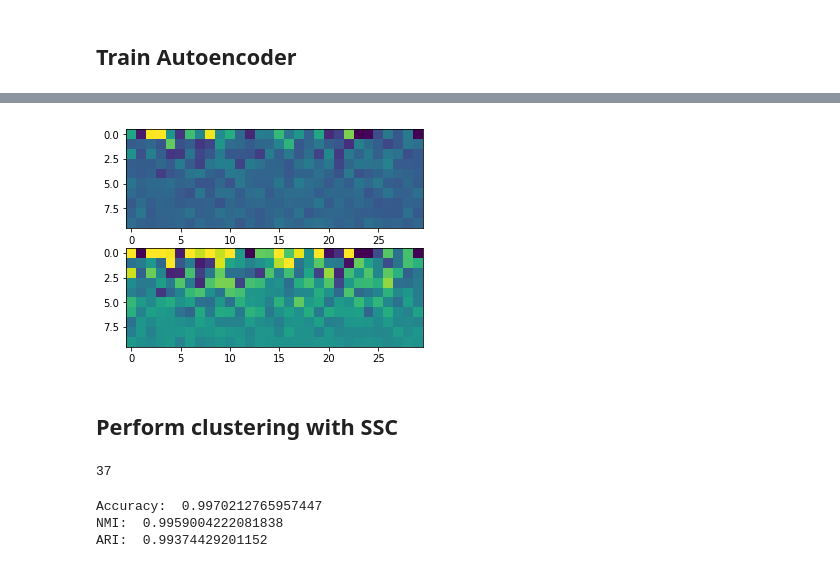
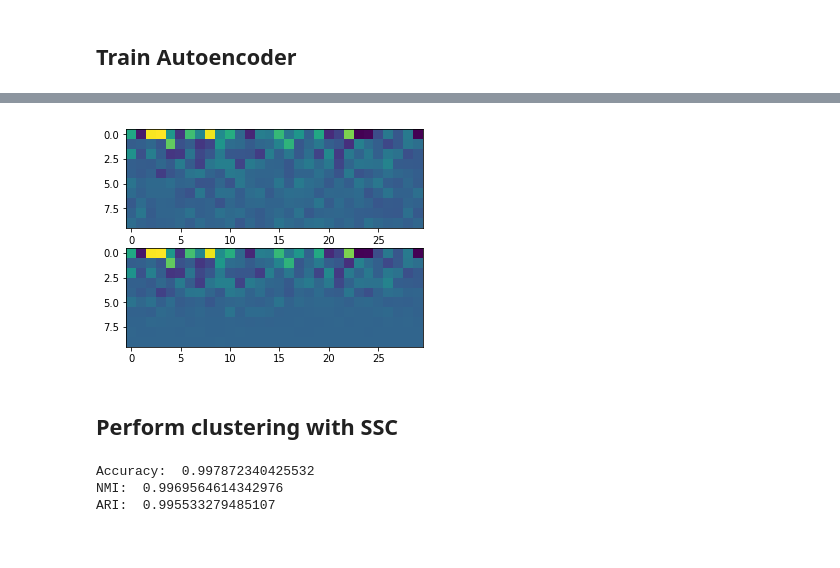
Before and after one commit to zheng-alice/Deep-Subspace-Clustering, a Jupyter notebook: Verbose.ipynb, the cells around one changed output, grey strips where cells are left out. Drawn from its saved outputs; the diff is of its cells as text; code cells hidden in the pictures.

Commit message:
Matlab from Python / Verbose now works

```diff
--- a/Verbose.ipynb
+++ b/Verbose.ipynb
@@ -138,12 +121,5 @@ savemat('./PCA/YaleB.mat', mdict={'X': images_pca, 'Y': labels})
 # %% [markdown]
 ## Normalize PCA output
-# %%
-import numpy as np
-from scipy.io import loadmat
-
-loaded = loadmat('./PCA/YaleB.mat')
-images_pca = loaded['X'];
-labels = loaded['Y'];
 # %%
 # Types:
 # feature-wise - normalization occurs along one pixel of all images
@@ -256,3 +187,11 @@ C = loadmat("./C_mats/YaleB.mat")['C']
+# %%
+# Matlab SSC #1
+savemat('./temp.mat', mdict={'X': images_norm})
+k = len(np.unique(labels))
+alpha = 20.0
+maxIter = 6
+eng.SSC_modified(k, 0, False, alpha, False, 1, 1e-20, maxIter)
+C = loadmat("./temp.mat")['C']
 # %%
 import matplotlib.pyplot as plt
 imgplot = plt.imshow(C[:64*3, :64*3])
@@ -265,10 +202,8 @@ savemat('./C_mats/YaleB.mat', mdict={'C': C})
 ## Train Autoencoder
 # %%
 %%time
-importlib.reload(dsc)
-importlib.reload(sda)
-d = dsc.DeepSubspaceClustering(digits, C=C, hidden_dims=[200, 150, 200], lambda1=0.0001, lambda2=0.001, learning_rate=0.006,
-                               weight_init='sda-uniform', weight_init_params=[10001, 0.08, digits.shape[0]],
+d = dsc.DeepSubspaceClustering(images_norm, C=C, hidden_dims=[200, 150, 200], lambda1=0.0001, lambda2=0.001, learning_rate=0.006,
+                               weight_init='sda-uniform', weight_init_params=[101, 0.08, images_norm.shape[0], 100],
                                optimizer='Adam', decay='sqrt', sda_optimizer='Adam', sda_decay='sqrt')
 # %% [output]
 Layer 1
@@ -291,5 +226,6 @@ Wall time: 1h 30min 8s
 # %%
 %%time
-d.train(batch_size=digits.shape[0], epochs=1001, print_step=10)
-result = d.result
+d.train(batch_size=images_norm.shape[0], epochs=101, print_step=25)
+images_HM2 = d.result
+images_HM = d.reconstr
 # %% [output]
@@ -335,8 +262,8 @@ plt.show()
 # %%
 fig, ax = plt.subplots(2)
 
 index = 100;
-ax[0].imshow(digits[index].reshape((10, 30)));
-ax[1].imshow(d.reconstr[index].reshape((10, 30)));
+ax[0].imshow(images_norm[index].reshape((10, 30)));
+ax[1].imshow(images_HM[index].reshape((10, 30)));
 # %% [output]
-[figure, old version]
+[figure, new version]
@@ -343,29 +281,14 @@ ax[1].imshow(d.reconstr[index].reshape((10, 30)));
 # %% [markdown]
 ## Perform clustering with SSC
-# %%
-import numpy as np
-from scipy.io import loadmat, savemat
-
-mat = loadmat("./../1-helper/PCA/YaleB.mat")
-labels = mat['Y'][0]
-
-len(np.unique(labels))
-# %% [output]
-37
 # %%
 from supporting_files.ji_zhang import err_rate
 from sklearn.metrics import normalized_mutual_info_score as nmi
 from sklearn.metrics import adjusted_rand_score as ari
 
-#from sklearn.cluster import SpectralClustering
-#ssc = SpectralClustering(k, n_jobs=-1)
-#labels_pred = ssc.fit_predict(digits)
-labels_pred = loadmat('./Labels_pred/YaleB.mat')['grps'][:, 0]
-
 print("Accuracy: ", str(1-err_rate(labels, labels_pred)))
 print("NMI: ", str(nmi(labels, labels_pred)))
 print("ARI: ", str(ari(labels, labels_pred)))
 # %% [output]
-Accuracy:  0.9970212765957447
-NMI:  0.9959004222081838
-ARI:  0.99374429201152
+Accuracy:  0.997872340425532
+NMI:  0.9969564614342976
+ARI:  0.995533279485107
```
Also changed, not shown: parts of 39 cells of this notebook, 6 other files.
